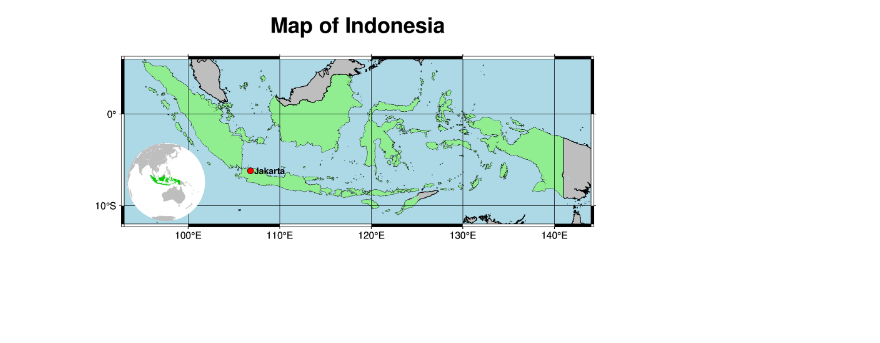
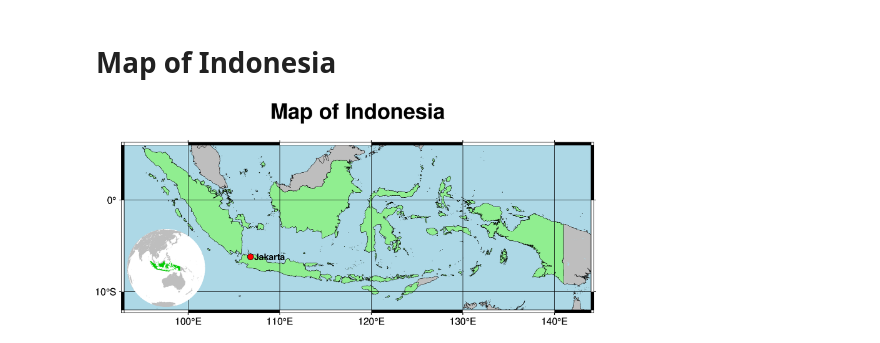
Before and after one commit to ftharyanto/PyGMT, a Jupyter notebook: map.ipynb, the cells around one changed output. Cells and saved outputs as stored; diff of their text form; code cells hidden in the pictures; blank space fills up the shorter version.

```diff
--- a/map.ipynb
+++ b/map.ipynb
@@ -1,3 +1,5 @@
+# %% [markdown]
+# Map of Indonesia
 # %%
 import pygmt
 
@@ -8,35 +10,35 @@ fig = pygmt.Figure()
 fig.coast(
     region="ID+r3",
     land="gray",
     water="lightblue",
-    shorelines="1/0.5p,black",
-    borders="1/0.5p,black",
+    shorelines="1/0.1p,black",
+    borders="1/0.1p,black",
     frame="afg",
-    dcw="ID+glightgreen",
+    dcw="ID+glightgreen+p",
 )
 
 fig.basemap(frame=["a", "+tMap of Indonesia"])
 
 # Add a point for Jakarta
-fig.plot(x=106.8, y=-6.2, style="c0.2c", color="red", pen="black")
+fig.plot(x=106.8, y=-6.2, style="c0.2c", fill="red", pen="black")
 
 # Add text next to the Jakarta point
 fig.text(
     x=106.8 + 0.4, y=-6.2, text="Jakarta", justify="ML", font="8p,Helvetica-Bold,black"
 )
 
 with fig.inset(position="jBL+w2.5c+o0.1c", margin=0):
     # Create the inset figure, setting the region to Indonesia, the land color
     # to "gray", the water to "white", and adding the Indonesian provinces
     # boundaries
     fig.coast(
         region="g",
         projection="G120/-5/?",
         land="gray",
         water="white",
         dcw="ID+ggreen3",
     )
 fig.show()
 fig.savefig("indonesia.png", dpi=300)
 # %% [output]
-[figure, old version]
+[figure, new version]
```
Also changed, not shown: 1 other file.
